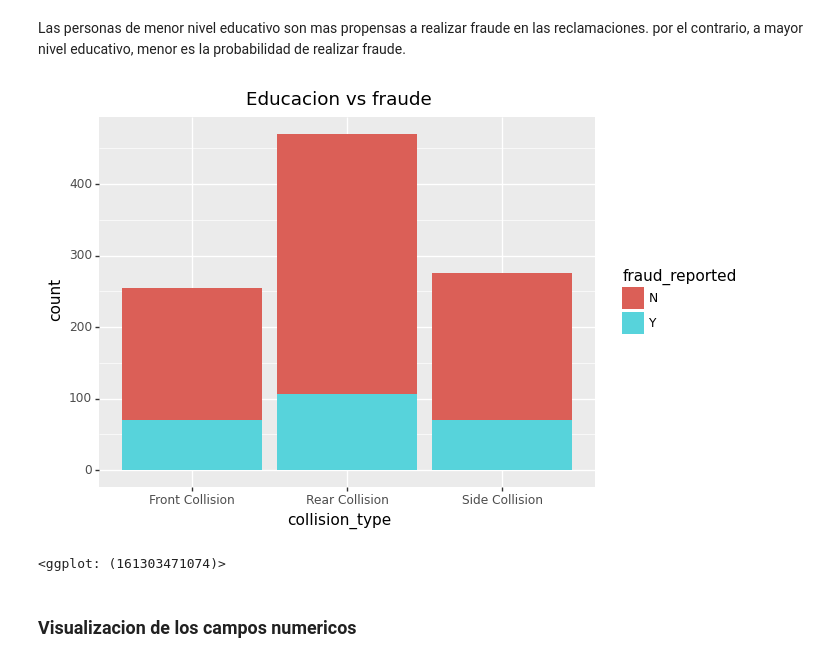
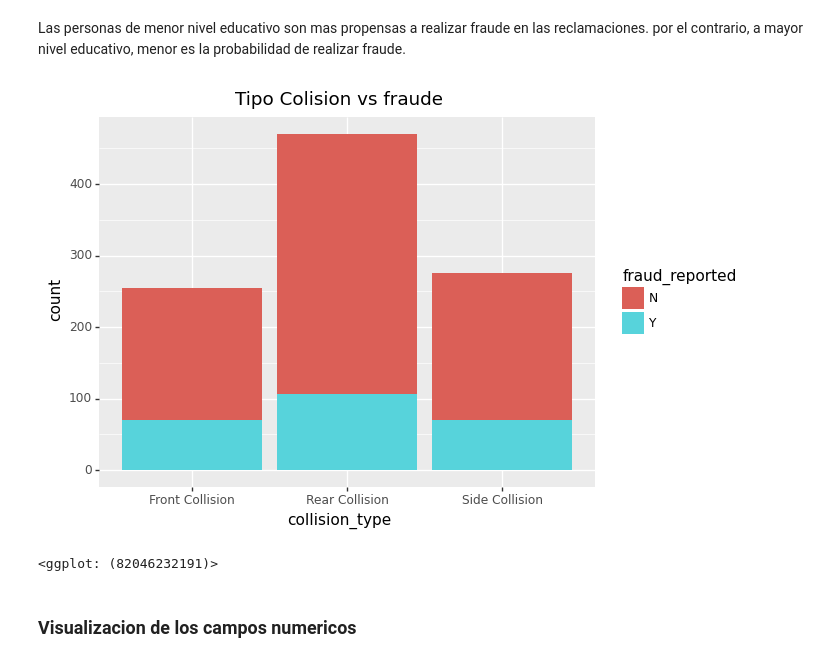
Before and after one commit to JhonHarry/Proyecto_TFM_UOC, a Jupyter notebook: code/insurance test models JHLG 12042022.ipynb, the cells around one changed output. Saved outputs shown, nothing was run; the diff lists cells and outputs as text; code cells hidden in the pictures.

```diff
--- a/code/insurance test models JHLG 12042022.ipynb
+++ b/code/insurance test models JHLG 12042022.ipynb
@@ -535,10 +548,10 @@ ggplot(df) + geom_bar(aes(x='insured_education_level', fill='fraud_reported')) +
 Las personas de menor nivel educativo son mas propensas a realizar fraude en las reclamaciones. por el contrario, a mayor nivel educativo, menor es la probabilidad de realizar fraude.
 # %%
 ggplot(df) + geom_bar(aes(x='collision_type', fill='fraud_reported')) +\
-          ggtitle('Educacion vs fraude')
+          ggtitle('Tipo Colision vs fraude')
 # %% [output]
-[figure, old version]
+[figure, new version]
-<ggplot: (161303471074)>
+<ggplot: (82046232191)>
 # %% [markdown]
 ### Visualizacion de los campos numericos
 # %% [markdown]
```
Also changed, not shown: parts of 30 cells of this notebook.
